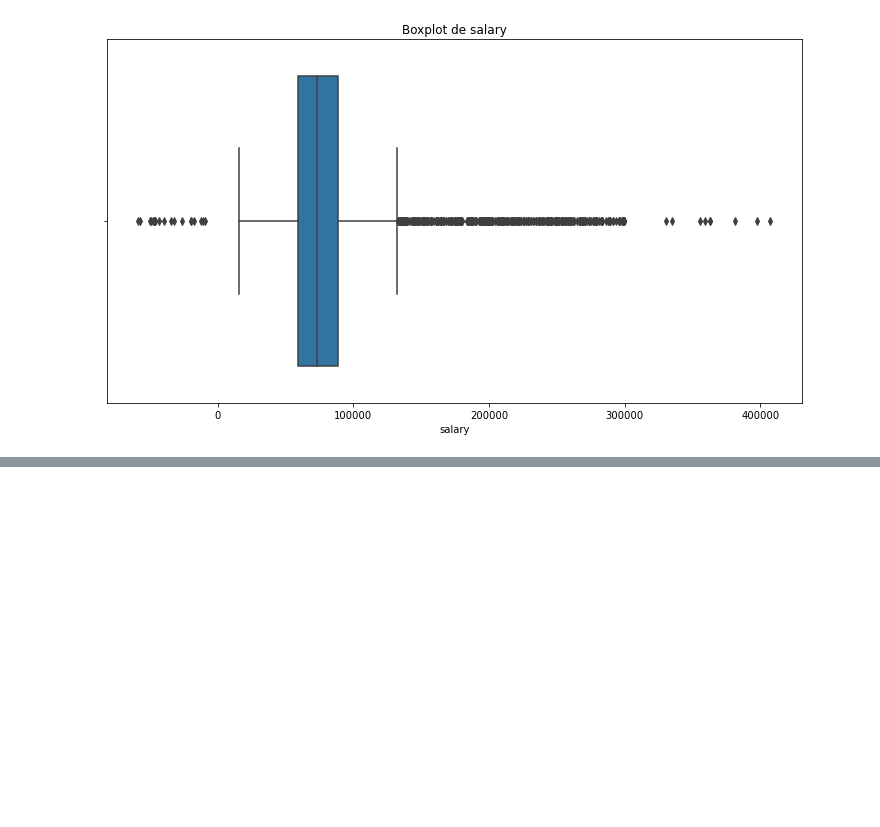
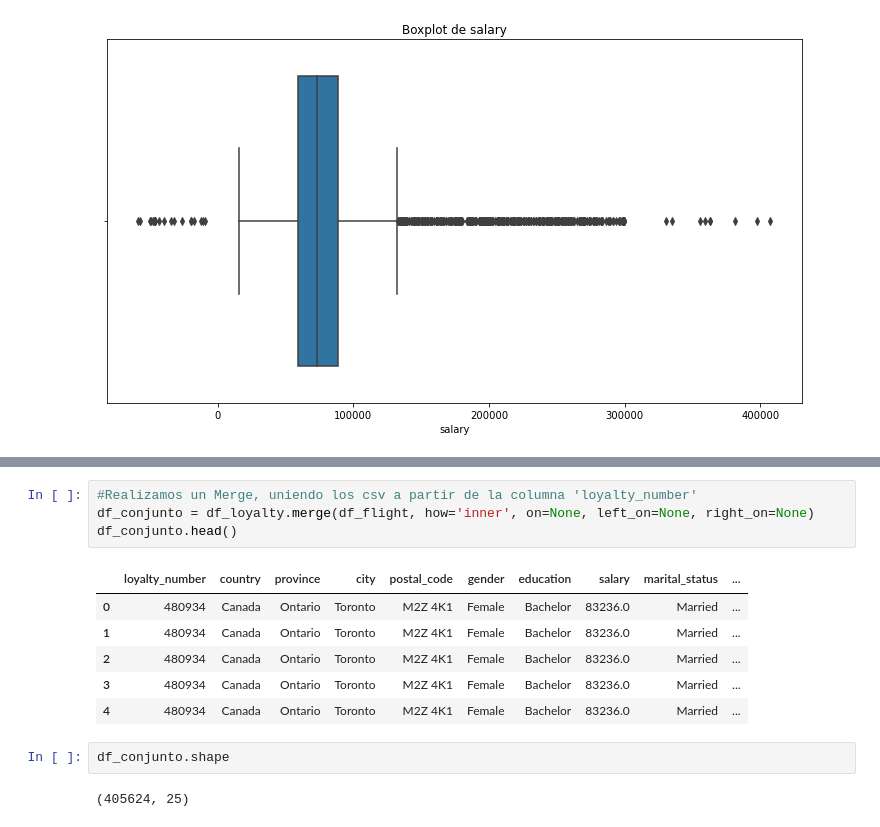
Before and after one commit to Adalab/bda-modulo-3-evaluacion-final-ValeFischer, a Jupyter notebook: Evaluacion_M3_ValeFischer-1.ipynb, the cells around one changed output, grey strips where cells are left out. Saved outputs shown, nothing was run; the diff lists cells and outputs as text; blank space fills up the shorter version.

```diff
--- a/Evaluacion_M3_ValeFischer-1.ipynb
+++ b/Evaluacion_M3_ValeFischer-1.ipynb
@@ -400,0 +422,15 @@ plt.show()
+# %%
+#Realizamos un Merge, uniendo los csv a partir de la columna 'loyalty_number'
+df_conjunto = df_loyalty.merge(df_flight, how='inner', on=None, left_on=None, right_on=None)
+df_conjunto.head()
+# %% [output]
+|  | loyalty_number | country | province | city | postal_code | gender | education | salary | marital_status | ... |
+| 0 | 480934 | Canada | Ontario | Toronto | M2Z 4K1 | Female | Bachelor | 83236.0 | Married | ... |
+| 1 | 480934 | Canada | Ontario | Toronto | M2Z 4K1 | Female | Bachelor | 83236.0 | Married | ... |
+| 2 | 480934 | Canada | Ontario | Toronto | M2Z 4K1 | Female | Bachelor | 83236.0 | Married | ... |
+| 3 | 480934 | Canada | Ontario | Toronto | M2Z 4K1 | Female | Bachelor | 83236.0 | Married | ... |
+| 4 | 480934 | Canada | Ontario | Toronto | M2Z 4K1 | Female | Bachelor | 83236.0 | Married | ... |
+# %%
+df_conjunto.shape
+# %% [output]
+(405624, 25)
```
Also changed, not shown: parts of 15 cells of this notebook.
